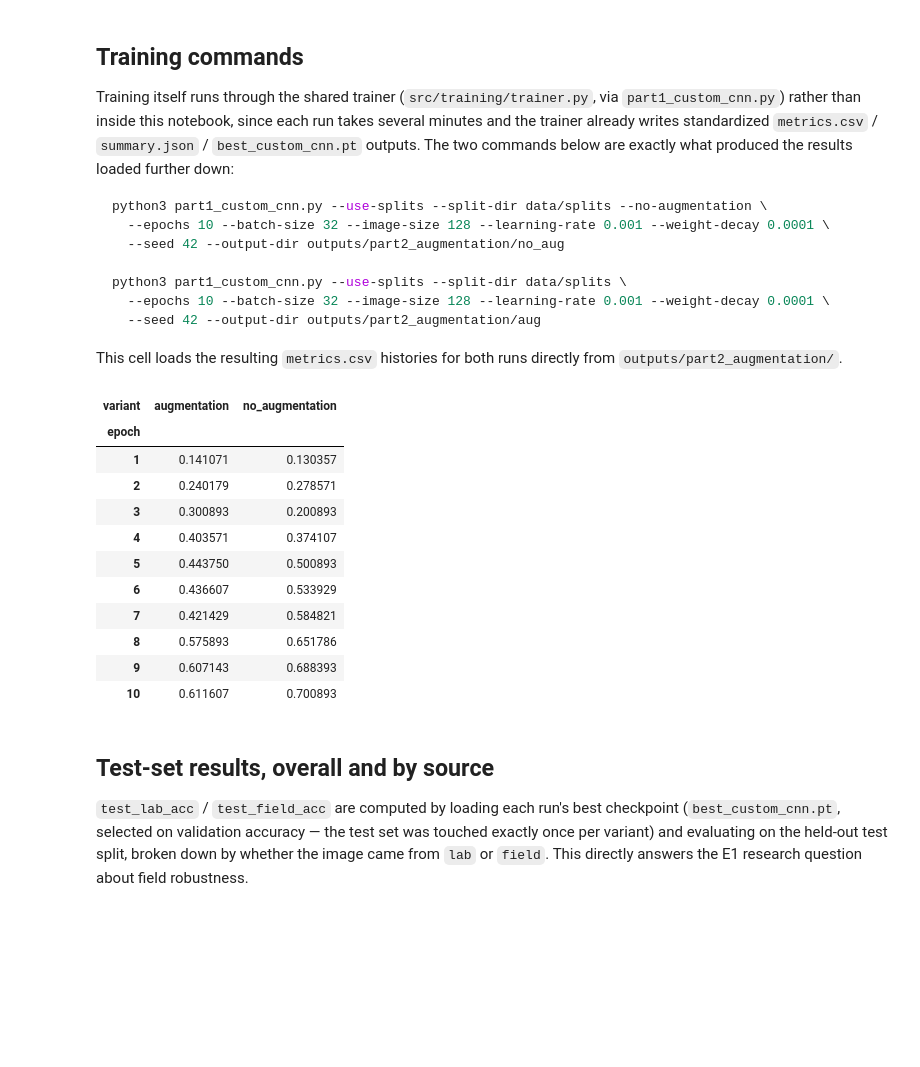
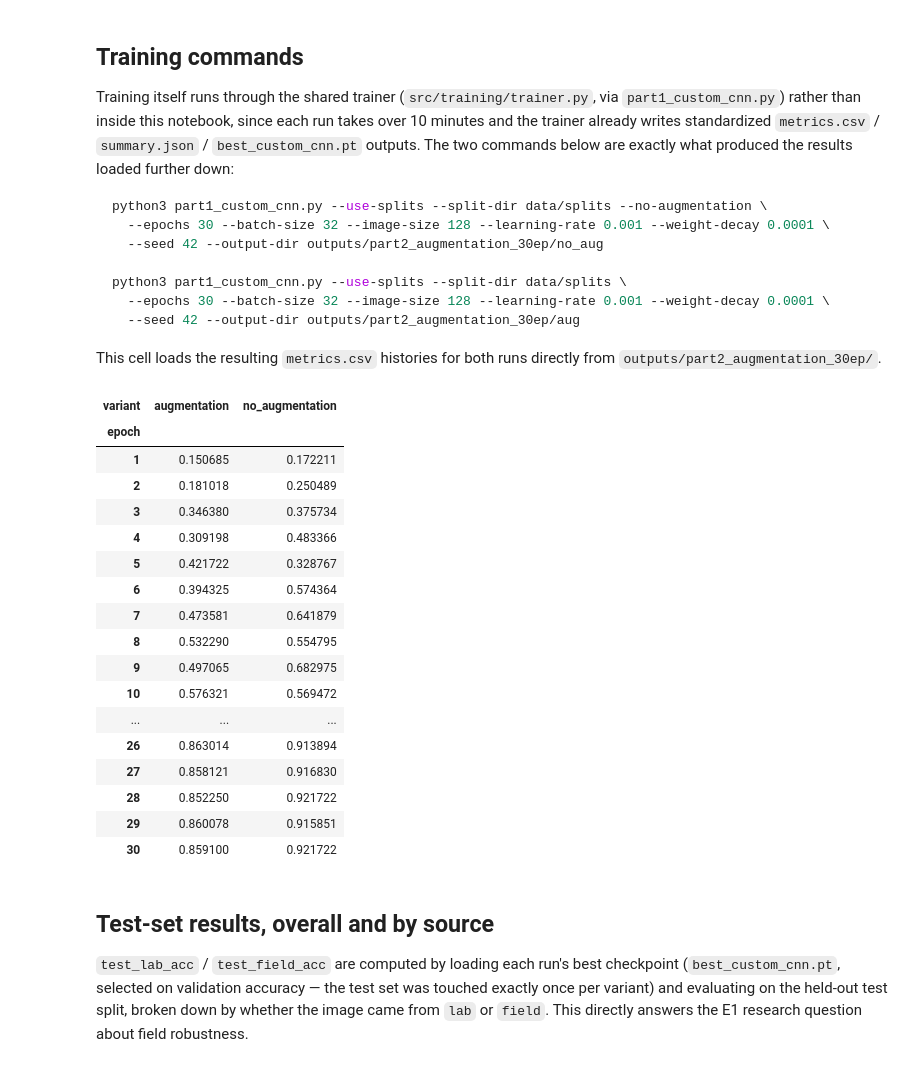
Before and after one commit to Everlastingovo/COMP9444-Tree-Species-Classification, a Jupyter notebook: notebooks/02_augmentation_ablation.ipynb, the cells around one changed output. Saved outputs shown, nothing was run; the diff lists cells and outputs as text; code cells hidden in the pictures; blank space fills up the shorter version.

````diff
--- a/notebooks/02_augmentation_ablation.ipynb
+++ b/notebooks/02_augmentation_ablation.ipynb
@@ -16,54 +22,60 @@ runs, so the comparison is fair.
 ## Training commands
 
 Training itself runs through the shared trainer (`src/training/trainer.py`, via
-`part1_custom_cnn.py`) rather than inside this notebook, since each run takes several minutes and
+`part1_custom_cnn.py`) rather than inside this notebook, since each run takes over 10 minutes and
 the trainer already writes standardized `metrics.csv` / `summary.json` / `best_custom_cnn.pt`
 outputs. The two commands below are exactly what produced the results loaded further down:
 
 ```bash
 python3 part1_custom_cnn.py --use-splits --split-dir data/splits --no-augmentation \
-  --epochs 10 --batch-size 32 --image-size 128 --learning-rate 0.001 --weight-decay 0.0001 \
-  --seed 42 --output-dir outputs/part2_augmentation/no_aug
+  --epochs 30 --batch-size 32 --image-size 128 --learning-rate 0.001 --weight-decay 0.0001 \
+  --seed 42 --output-dir outputs/part2_augmentation_30ep/no_aug
 
 python3 part1_custom_cnn.py --use-splits --split-dir data/splits \
-  --epochs 10 --batch-size 32 --image-size 128 --learning-rate 0.001 --weight-decay 0.0001 \
-  --seed 42 --output-dir outputs/part2_augmentation/aug
+  --epochs 30 --batch-size 32 --image-size 128 --learning-rate 0.001 --weight-decay 0.0001 \
+  --seed 42 --output-dir outputs/part2_augmentation_30ep/aug
 ```
 
 This cell loads the resulting `metrics.csv` histories for both runs directly from
-`outputs/part2_augmentation/`.
+`outputs/part2_augmentation_30ep/`.
 # %%
 import sys
 from pathlib import Path
 
 import pandas as pd
 from IPython.display import Image, display
 
 NOTEBOOK_DIR = Path.cwd().resolve()
 REPO_ROOT = NOTEBOOK_DIR.parent if NOTEBOOK_DIR.name == "notebooks" else NOTEBOOK_DIR
 if str(REPO_ROOT) not in sys.path:
     sys.path.append(str(REPO_ROOT))
 
-no_aug_history = pd.read_csv(REPO_ROOT / "outputs/part2_augmentation/no_aug/metrics.csv")
-aug_history = pd.read_csv(REPO_ROOT / "outputs/part2_augmentation/aug/metrics.csv")
+no_aug_history = pd.read_csv(REPO_ROOT / "outputs/part2_augmentation_30ep/no_aug/metrics.csv")
+aug_history = pd.read_csv(REPO_ROOT / "outputs/part2_augmentation_30ep/aug/metrics.csv")
 
 no_aug_history["variant"] = "no_augmentation"
 aug_history["variant"] = "augmentation"
 history = pd.concat([no_aug_history, aug_history], ignore_index=True)
 history.pivot(index="epoch", columns="variant", values="val_acc")
 # %% [output]
 | variant | augmentation | no_augmentation |
 | epoch |  |  |
-| 1 | 0.141071 | 0.130357 |
-| 2 | 0.240179 | 0.278571 |
-| 3 | 0.300893 | 0.200893 |
-| 4 | 0.403571 | 0.374107 |
-| 5 | 0.443750 | 0.500893 |
-| 6 | 0.436607 | 0.533929 |
-| 7 | 0.421429 | 0.584821 |
-| 8 | 0.575893 | 0.651786 |
-| 9 | 0.607143 | 0.688393 |
-| 10 | 0.611607 | 0.700893 |
+| 1 | 0.150685 | 0.172211 |
+| 2 | 0.181018 | 0.250489 |
+| 3 | 0.346380 | 0.375734 |
+| 4 | 0.309198 | 0.483366 |
+| 5 | 0.421722 | 0.328767 |
+| 6 | 0.394325 | 0.574364 |
+| 7 | 0.473581 | 0.641879 |
+| 8 | 0.532290 | 0.554795 |
+| 9 | 0.497065 | 0.682975 |
+| 10 | 0.576321 | 0.569472 |
+| ... | ... | ... |
+| 26 | 0.863014 | 0.913894 |
+| 27 | 0.858121 | 0.916830 |
+| 28 | 0.852250 | 0.921722 |
+| 29 | 0.860078 | 0.915851 |
+| 30 | 0.859100 | 0.921722 |
 # %% [markdown]
 ## Test-set results, overall and by source
 
````
Also changed, not shown: parts of 5 cells of this notebook, 2 other files.
